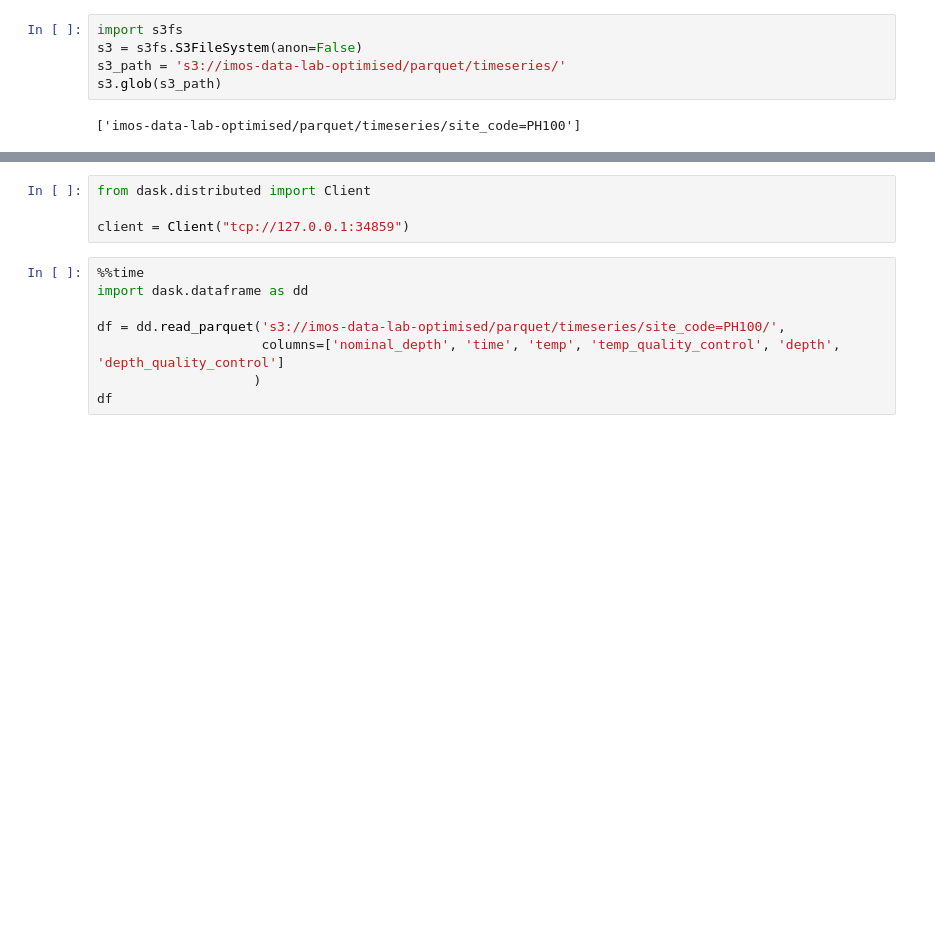
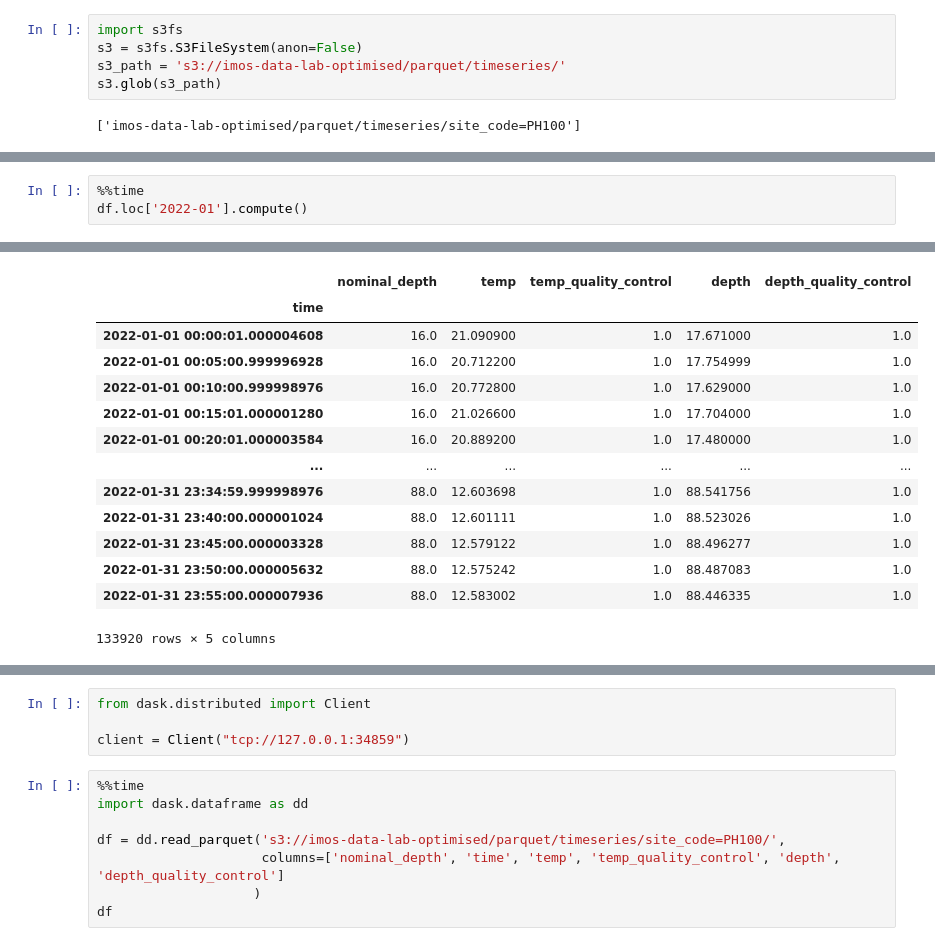
Before and after one commit to aodn/aodn-public-notebooks, a Jupyter notebook: parquet/Moorings_timeseries_parquet_Dask.ipynb, the cells around one changed output, grey strips where cells are left out. Cells and saved outputs as stored; diff of their text form; blank space fills up the shorter version.

```diff
--- a/parquet/Moorings_timeseries_parquet_Dask.ipynb
+++ b/parquet/Moorings_timeseries_parquet_Dask.ipynb
@@ -9,0 +85,4 @@ s3.glob(s3_path)
+# %%
+%%time
+df.loc['2022-01'].compute()
+# %% [output]
@@ -9,0 +91,14 @@ s3.glob(s3_path)
+|  | nominal_depth | temp | temp_quality_control | depth | depth_quality_control |
+| time |  |  |  |  |  |
+| 2022-01-01 00:00:01.000004608 | 16.0 | 21.090900 | 1.0 | 17.671000 | 1.0 |
+| 2022-01-01 00:05:00.999996928 | 16.0 | 20.712200 | 1.0 | 17.754999 | 1.0 |
+| 2022-01-01 00:10:00.999998976 | 16.0 | 20.772800 | 1.0 | 17.629000 | 1.0 |
+| 2022-01-01 00:15:01.000001280 | 16.0 | 21.026600 | 1.0 | 17.704000 | 1.0 |
+| 2022-01-01 00:20:01.000003584 | 16.0 | 20.889200 | 1.0 | 17.480000 | 1.0 |
+| ... | ... | ... | ... | ... | ... |
+| 2022-01-31 23:34:59.999998976 | 88.0 | 12.603698 | 1.0 | 88.541756 | 1.0 |
+| 2022-01-31 23:40:00.000001024 | 88.0 | 12.601111 | 1.0 | 88.523026 | 1.0 |
+| 2022-01-31 23:45:00.000003328 | 88.0 | 12.579122 | 1.0 | 88.496277 | 1.0 |
+| 2022-01-31 23:50:00.000005632 | 88.0 | 12.575242 | 1.0 | 88.487083 | 1.0 |
+| 2022-01-31 23:55:00.000007936 | 88.0 | 12.583002 | 1.0 | 88.446335 | 1.0 |
+133920 rows × 5 columns
```
Also changed, not shown: parts of 10 cells of this notebook.
